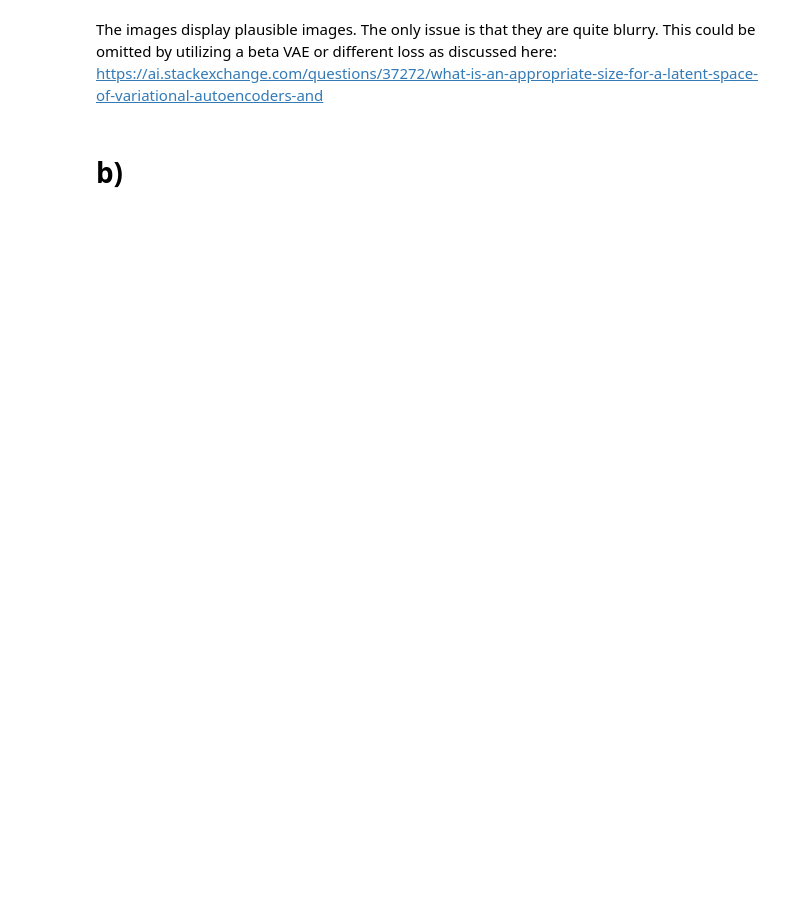
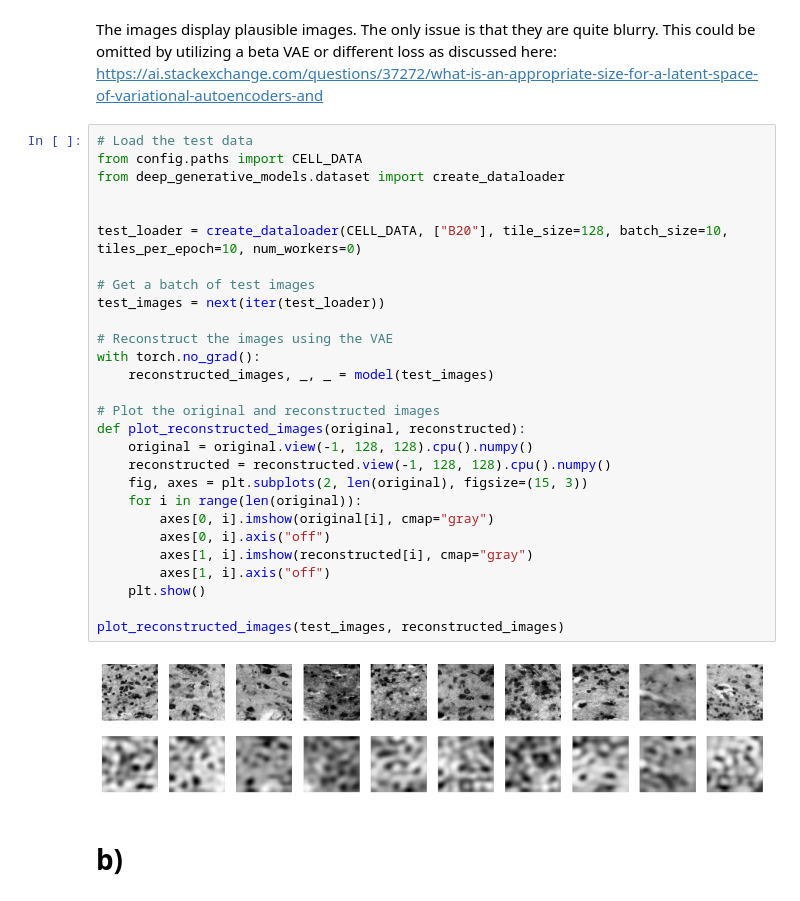
Before and after one commit to floriankark/deep_generative_models, a Jupyter notebook: notebooks/5_analysis.ipynb, the cells around one changed output. Cells and saved outputs as stored; diff of their text form; blank space fills up the shorter version.

Commit message:
added reconstruction to analysis

```diff
--- a/notebooks/5_analysis.ipynb
+++ b/notebooks/5_analysis.ipynb
@@ -26,5 +26,35 @@ plt.show()
 # %% [markdown]
 The images display plausible images. The only issue is that they are quite blurry. This could be omitted by utilizing a beta VAE or different loss as discussed here: https://ai.stackexchange.com/questions/37272/what-is-an-appropriate-size-for-a-latent-space-of-variational-autoencoders-and
+# %%
+# Load the test data
+from config.paths import CELL_DATA
+from deep_generative_models.dataset import create_dataloader
+
+
+test_loader = create_dataloader(CELL_DATA, ["B20"], tile_size=128, batch_size=10, tiles_per_epoch=10, num_workers=0)
+
+# Get a batch of test images
+test_images = next(iter(test_loader))
+
+# Reconstruct the images using the VAE
+with torch.no_grad():
+    reconstructed_images, _, _ = model(test_images)
+
+# Plot the original and reconstructed images
+def plot_reconstructed_images(original, reconstructed):
+    original = original.view(-1, 128, 128).cpu().numpy()
+    reconstructed = reconstructed.view(-1, 128, 128).cpu().numpy()
+    fig, axes = plt.subplots(2, len(original), figsize=(15, 3))
+    for i in range(len(original)):
+        axes[0, i].imshow(original[i], cmap="gray")
+        axes[0, i].axis("off")
+        axes[1, i].imshow(reconstructed[i], cmap="gray")
+        axes[1, i].axis("off")
+    plt.show()
+
+plot_reconstructed_images(test_images, reconstructed_images)
+# %% [output]
+[figure, added]
 # %% [markdown]
 # b)
 # %%
```
Also changed, not shown: parts of 3 cells of this notebook.
